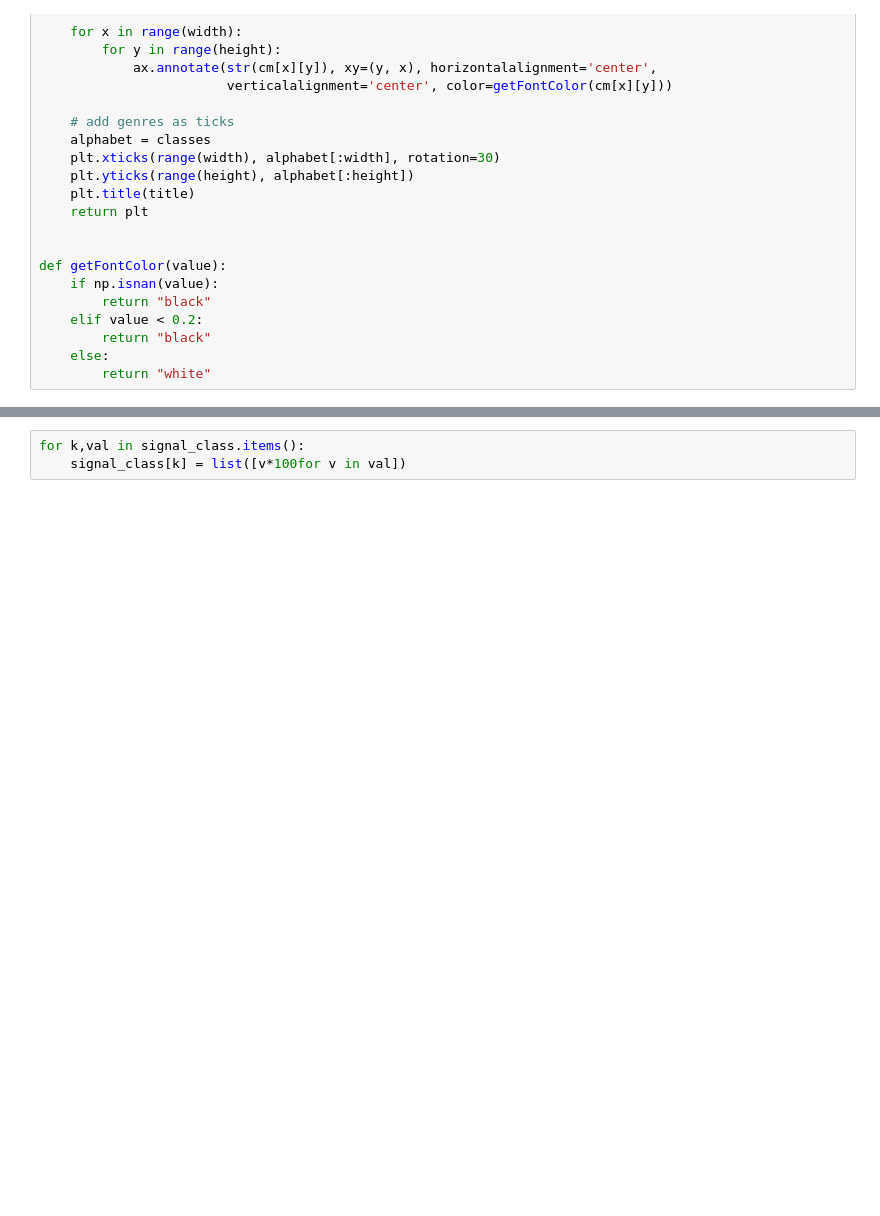
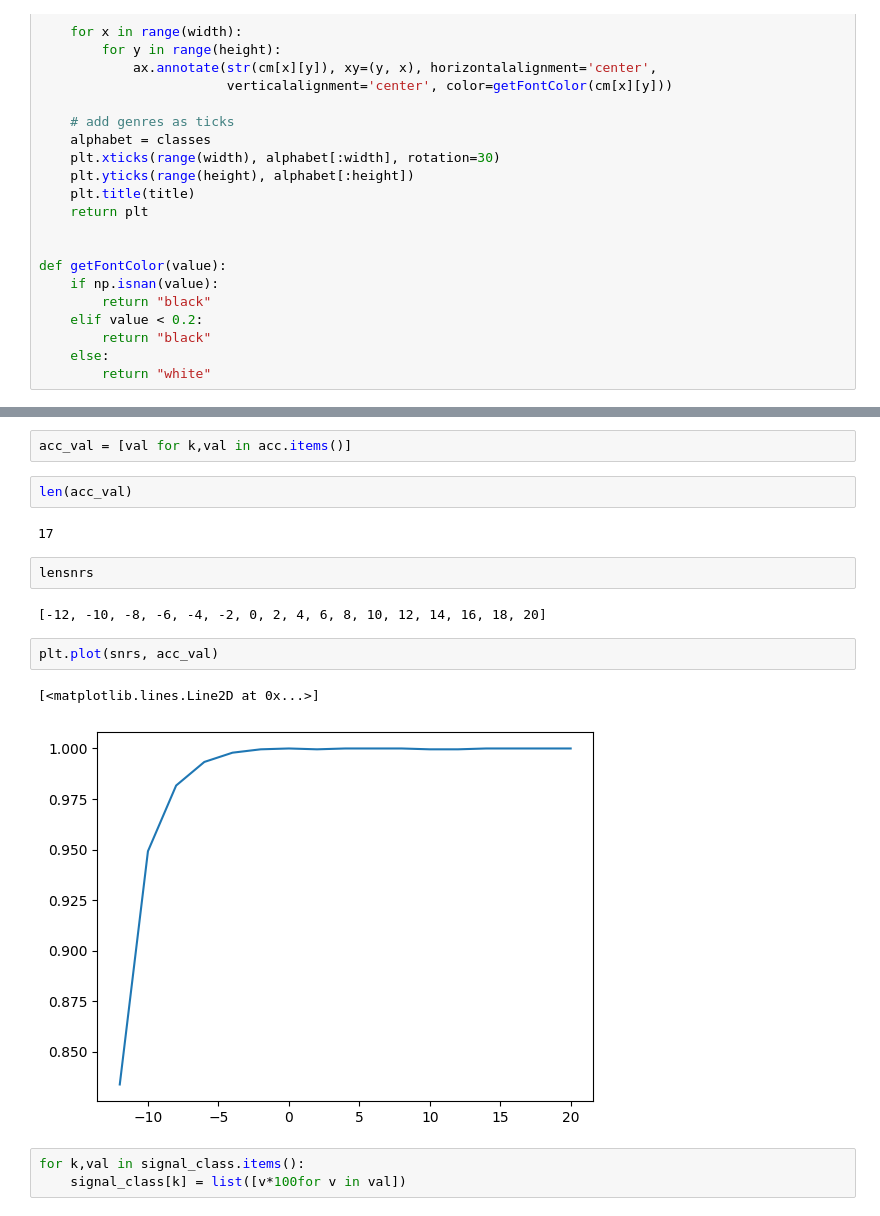
Before and after one commit to soykilian/AMC, a Jupyter notebook: scripts/Untitled1.ipynb, the cells around one changed output, grey strips where cells are left out. Saved outputs shown, nothing was run; the diff lists cells and outputs as text; blank space fills up the shorter version.

```diff
--- a/scripts/Untitled1.ipynb
+++ b/scripts/Untitled1.ipynb
@@ -230,3 +283,18 @@ Overall Accuracy:  1.0
+# %%
+acc_val = [val for k,val in acc.items()]
+# %%
+len(acc_val)
+# %% [output]
+17
+# %%
+lensnrs
+# %% [output]
+[-12, -10, -8, -6, -4, -2, 0, 2, 4, 6, 8, 10, 12, 14, 16, 18, 20]
+# %%
+plt.plot(snrs, acc_val)
+# %% [output]
+[<matplotlib.lines.Line2D at 0x...>]
+[figure, added]
 # %%
 for k,val in signal_class.items():
     signal_class[k] = list([v*100for v in val])
```
Also changed, not shown: parts of 32 cells of this notebook, 5 other files.
